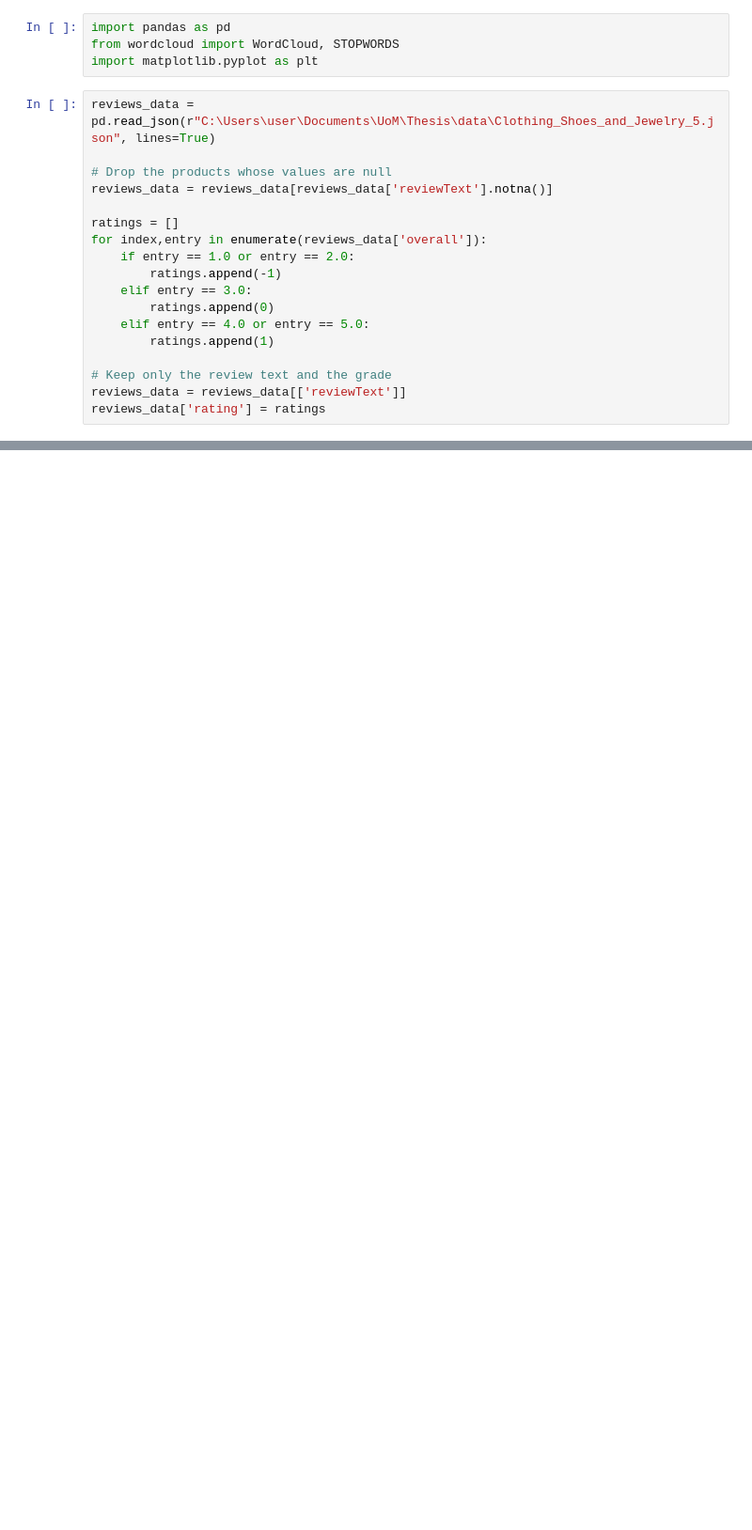
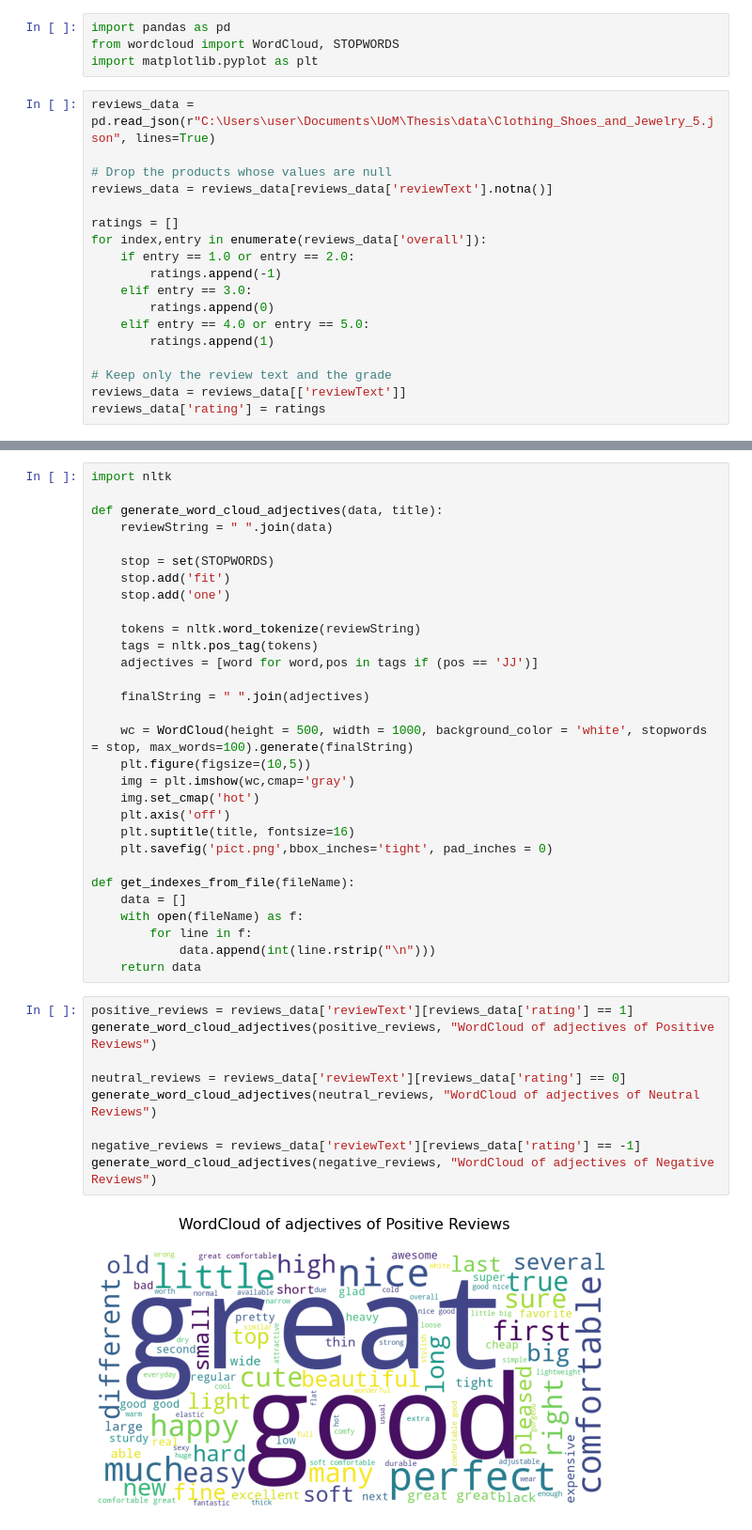
Before and after one commit to ChristosDeretzis/Sentence-Level-Sentiment-Analysis-Thesis, a Jupyter notebook: Data_Visualisation_Wordclouds.ipynb, the cells around one changed output, grey strips where cells are left out. Shown at 94% size. Cells and saved outputs as stored; diff of their text form; blank space fills up the shorter version.

```diff
--- a/Data_Visualisation_Wordclouds.ipynb
+++ b/Data_Visualisation_Wordclouds.ipynb
@@ -87,0 +106,41 @@ generate_word_cloud(positiveActual_neutralPredicted_reviews['reviewText'], "Word
+# %%
+import nltk
+
+def generate_word_cloud_adjectives(data, title):
+    reviewString = " ".join(data)
+
+    stop = set(STOPWORDS)
+    stop.add('fit')
+    stop.add('one')
+
+    tokens = nltk.word_tokenize(reviewString)
+    tags = nltk.pos_tag(tokens)
+    adjectives = [word for word,pos in tags if (pos == 'JJ')]
+
+    finalString = " ".join(adjectives)
+
+    wc = WordCloud(height = 500, width = 1000, background_color = 'white', stopwords = stop, max_words=100).generate(finalString)
+    plt.figure(figsize=(10,5))
+    img = plt.imshow(wc,cmap='gray')
+    img.set_cmap('hot')
+    plt.axis('off')
+    plt.suptitle(title, fontsize=16)
+    plt.savefig('pict.png',bbox_inches='tight', pad_inches = 0)
+
+def get_indexes_from_file(fileName):
+    data = []
+    with open(fileName) as f:
+        for line in f:
+            data.append(int(line.rstrip("\n")))
+    return data
+# %%
+positive_reviews = reviews_data['reviewText'][reviews_data['rating'] == 1]
+generate_word_cloud_adjectives(positive_reviews, "WordCloud of adjectives of Positive Reviews")
+
+neutral_reviews = reviews_data['reviewText'][reviews_data['rating'] == 0]
+generate_word_cloud_adjectives(neutral_reviews, "WordCloud of adjectives of Neutral Reviews")
+
+negative_reviews = reviews_data['reviewText'][reviews_data['rating'] == -1]
+generate_word_cloud_adjectives(negative_reviews, "WordCloud of adjectives of Negative Reviews")
+# %% [output]
+[figure, added]
```
Also changed, not shown: parts of 11 cells of this notebook.
